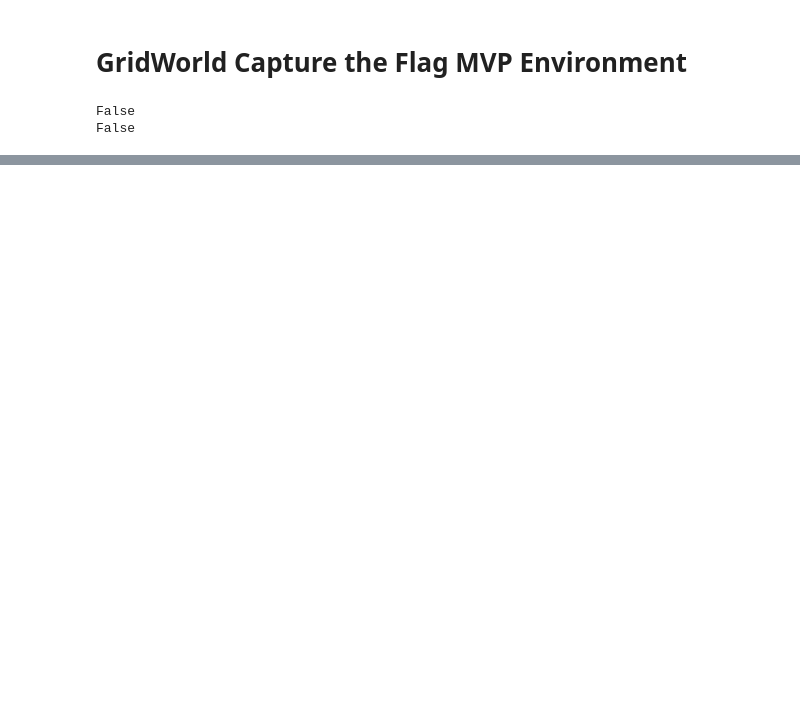
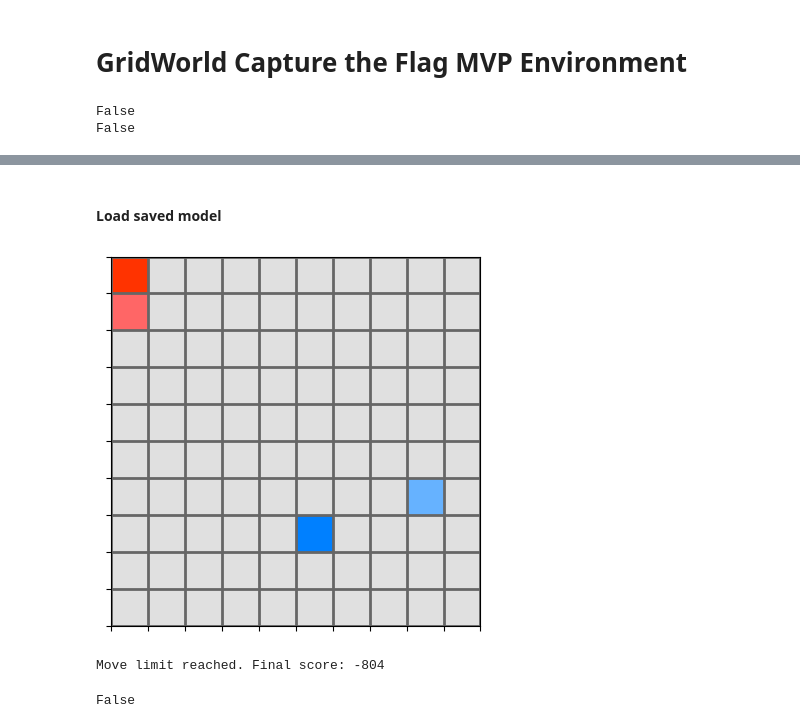
Before and after one commit to g-nightingale/marl-ctf-development, a Jupyter notebook: mvp_environment/mvp_env.ipynb, the cells around one changed output, grey strips where cells are left out. Drawn from its saved outputs; the diff is of its cells as text; code cells hidden in the pictures; blank space fills up the shorter version.

```diff
--- a/mvp_environment/mvp_env.ipynb
+++ b/mvp_environment/mvp_env.ipynb
@@ -298,0 +331,50 @@ TypeError: DQNAgent.softmax_policy() got multiple values for argument 'temp'
+# %% [markdown]
+#### Load saved model
+# %%
+# load saved network weights
+dqn_t1 = DQNNetwork(name='dqn_t1')
+dqn_t1.load_model()
+
+dqn_t2 = DQNNetwork(name='dqn_t2')
+dqn_t2.load_model()
+
+# create agents
+device = 'cpu'
+batch_size = 32
+gamma = 0.9
+lr = 0.000025
+epsilon = 1.0
+target_update_steps = 1000
+mem_size = 40000
+n_actions = 4
+use_softmax = True
+
+agent_t1 = DQNAgent(q_network=dqn_t1 ,
+                batch_size=batch_size,
+                gamma=gamma,
+                lr=lr,
+                epsilon=epsilon,
+                target_update_steps=target_update_steps,
+                mem_size=mem_size,
+                n_actions=n_actions,
+                use_softmax=use_softmax)
+
+agent_t2 = DQNAgent(q_network=dqn_t2,
+                batch_size=batch_size,
+                gamma=gamma,
+                lr=lr,
+                epsilon=epsilon,
+                target_update_steps=target_update_steps,
+                mem_size=mem_size,
+                n_actions=n_actions,
+                use_softmax=use_softmax)
+
+agent_t1.epsilon = agent_t2.epsilon = 0.0
+env_dims = (1, 1, 10, 10)
+
+# test model
+test_model(env, agent_t1, agent_t2, env_dims, display=True, max_moves=200)
+# %% [output]
+[figure, added]
+Move limit reached. Final score: -804
+False
```
Also changed, not shown: parts of 12 cells of this notebook, 5 other files.
